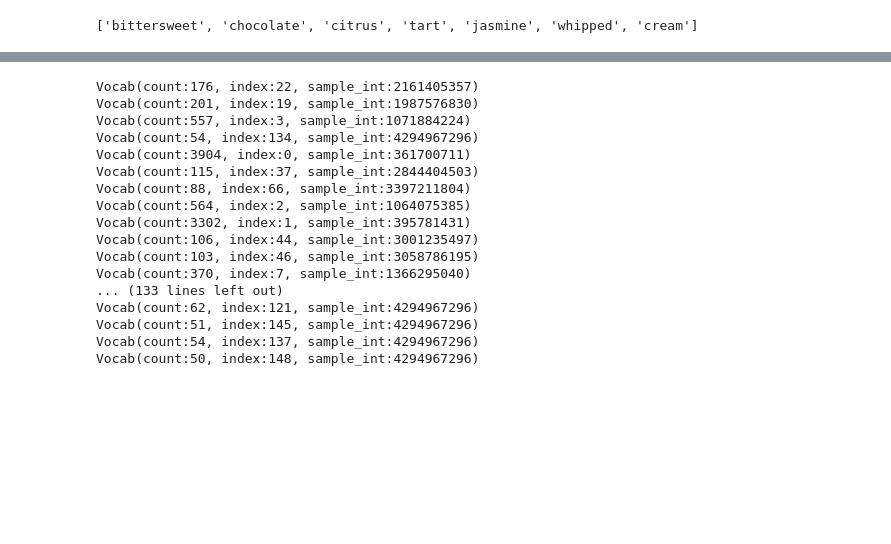
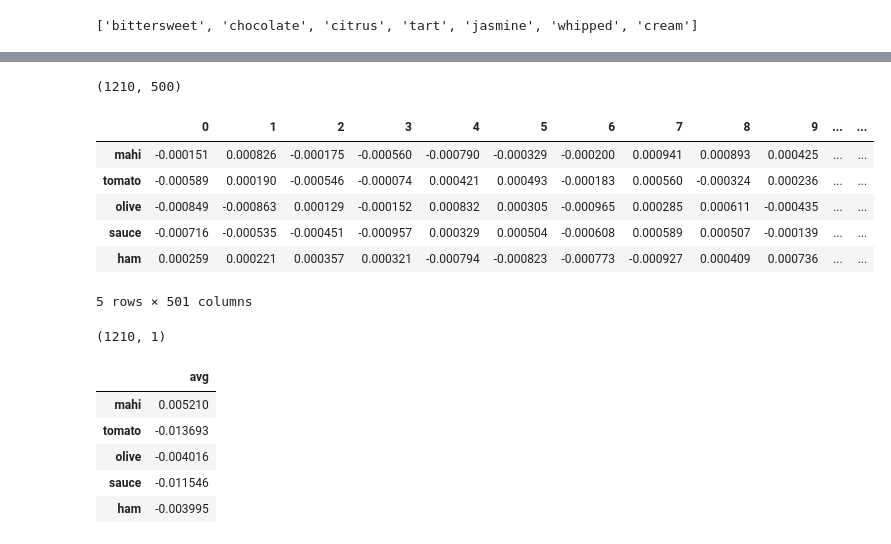
Before and after one commit to isabelvanzijl/Capstone-Project-2, a Jupyter notebook: Clustering.ipynb, the cells around one changed output, grey strips where cells are left out. Saved outputs shown, nothing was run; the diff lists cells and outputs as text; code cells hidden in the pictures; blank space fills up the shorter version.

```diff
--- a/Clustering.ipynb
+++ b/Clustering.ipynb
@@ -990,7 +897,7 @@ for i in range(0,len(recipes)):
 # remove basic words
 for i in titles:
     for j in i:
-        if j in ('in','with','and'):
+        if j in ('in','with','and', 'of'):
             i.remove(j)
 # %%
 print("There are " + str(len(titles)) + " recipes that we are studying")
@@ -1013,8 +920,8 @@ import logging
 logging.basicConfig(format='%(asctime)s : %(levelname)s : %(message)s',\
     level=logging.INFO)
 
-num_features = 250    # Word vector dimensionality
-min_word_count = 50   # Minimum word count
+num_features = 500    # Word vector dimensionality
+min_word_count = 5   # Minimum word count
 num_workers = 4       # Number of threads to run in parallel
 context = 6           # Context window size
 downsampling = 1e-3   # Downsample setting for frequent words
@@ -1188,21 +1095,38 @@ model.most_similar('tomato',  topn=15)
-# %%
-for k, array in model.wv.vocab.items():
-    print(array)
-# %% [output]
-Vocab(count:176, index:22, sample_int:2161405357)
-Vocab(count:201, index:19, sample_int:1987576830)
-Vocab(count:557, index:3, sample_int:1071884224)
-Vocab(count:54, index:134, sample_int:4294967296)
-Vocab(count:3904, index:0, sample_int:361700711)
-Vocab(count:115, index:37, sample_int:2844404503)
-Vocab(count:88, index:66, sample_int:3397211804)
-Vocab(count:564, index:2, sample_int:1064075385)
-Vocab(count:3302, index:1, sample_int:395781431)
-Vocab(count:106, index:44, sample_int:3001235497)
-Vocab(count:103, index:46, sample_int:3058786195)
-Vocab(count:370, index:7, sample_int:1366295040)
-... (133 lines left out)
-Vocab(count:62, index:121, sample_int:4294967296)
-Vocab(count:51, index:145, sample_int:4294967296)
-Vocab(count:54, index:137, sample_int:4294967296)
-Vocab(count:50, index:148, sample_int:4294967296)
+# %%
+phrases_df = pd.DataFrame()
+listoflists = []
+
+# construct dataframe of vectors
+for i in phrases:
+    vectorlist = np.ndarray.tolist(model[i])
+    listoflists.append(vectorlist)
+
+phrases_df = pd.DataFrame(listoflists, index=phrases)
+phrases_df.drop(['in', 'with', 'and', 'of'], inplace=True)
+phrases_df.shape
+# %% [output]
+(1210, 500)
+# %%
+phrases_df['avg'] = phrases_df.sum(axis=1)
+phrases_df.head()
+# %% [output]
+|  | 0 | 1 | 2 | 3 | 4 | 5 | 6 | 7 | 8 | 9 | ... | ... |
+| mahi | -0.000151 | 0.000826 | -0.000175 | -0.000560 | -0.000790 | -0.000329 | -0.000200 | 0.000941 | 0.000893 | 0.000425 | ... | ... |
+| tomato | -0.000589 | 0.000190 | -0.000546 | -0.000074 | 0.000421 | 0.000493 | -0.000183 | 0.000560 | -0.000324 | 0.000236 | ... | ... |
+| olive | -0.000849 | -0.000863 | 0.000129 | -0.000152 | 0.000832 | 0.000305 | -0.000965 | 0.000285 | 0.000611 | -0.000435 | ... | ... |
+| sauce | -0.000716 | -0.000535 | -0.000451 | -0.000957 | 0.000329 | 0.000504 | -0.000608 | 0.000589 | 0.000507 | -0.000139 | ... | ... |
+| ham | 0.000259 | 0.000221 | 0.000357 | 0.000321 | -0.000794 | -0.000823 | -0.000773 | -0.000927 | 0.000409 | 0.000736 | ... | ... |
+5 rows × 501 columns
+# %%
+# set averages as own dataframe
+phrases_avg_df = pd.DataFrame(phrases_df.loc[:,'avg'])
+print(phrases_avg_df.shape)
+phrases_avg_df.head()
+# %% [output]
+(1210, 1)
+|  | avg |
+| mahi | 0.005210 |
+| tomato | -0.013693 |
+| olive | -0.004016 |
+| sauce | -0.011546 |
+| ham | -0.003995 |
```
Also changed, not shown: parts of 43 cells of this notebook.
